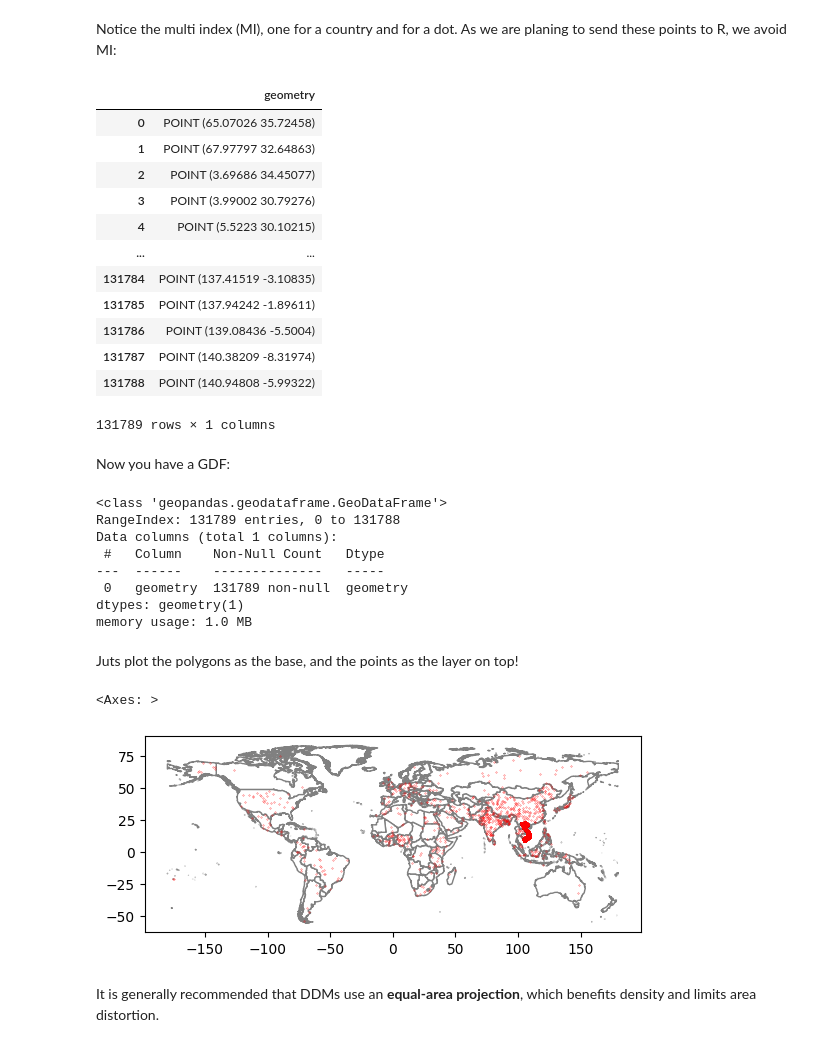
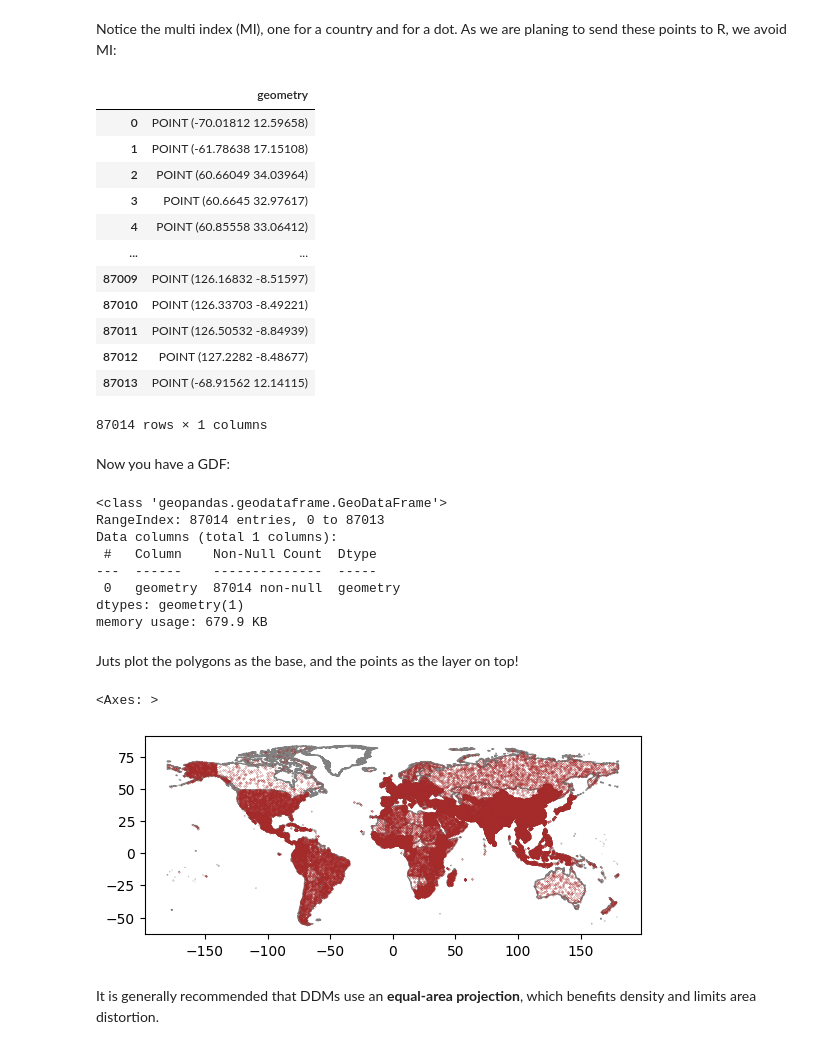
Before and after one commit to DataFab18/ExamenTest, a Jupyter notebook: Copia_de_index.ipynb, the cells around one changed output. Drawn from its saved outputs; the diff is of its cells as text; code cells hidden in the pictures.

```diff
--- a/Copia_de_index.ipynb
+++ b/Copia_de_index.ipynb
@@ -50,9 +50,9 @@ Let me open a DF:
 # %%
 import pandas as pd
 
-someDataLink='TelefonesCelular.csv'
+someDataLink='TelefonesCelular1.csv'
 
-someData=pd.read_csv(linkGit+someDataLink, on_bad_lines='skip')
+someData = pd.read_csv(linkGit+someDataLink, on_bad_lines='skip')
 
 ## data available
 someData.info()
@@ -130,7 +130,7 @@ countries.rename(columns={'COUNTRY':'Country'},inplace=True)
 # %% [markdown]
 We can notice the different *case* in the KEYs. Let's work with uppercases:
 # %%
-countries['Country']=countries.Country.str.upper()
+countries['Country']=countries['Country'].str.upper()
 # %% [markdown]
 It is very unlikely the names are written the same. Let's verify:
 # %%
@@ -319,3 +306,13 @@ countries.replace(to_replace={'Country':manualChanges},inplace=True)
+# %%
+  # this is a {dictionary}
+
+manualChanges={'TurksandCaicosIslands':'TURKS AND CAICOS ISLANDS (UK)',
+               'SaintVincentandtheGrenadines':'ST. VINCENT AND THE GRENADINES',
+               'NorthernMarianaIslands':'NORTHERN MARIANA ISLANDS (US)',
+               'Czechia':'CZECH REPUBLIC',
+              }
+
+countries.replace(to_replace={'Country':manualChanges},inplace=True)
 # %% [markdown]
 At this stage, we should recompute the differences:
 # %%
@@ -473,7 +453,7 @@ The size of all dots on the map must be the same to ensure a consistent visual c
 This is a DOT UNIT proposal:
 # %%
 justDots=theMapAndData.copy()
-dot_value = 10000000
+dot_value = 100000
 justDots['num_dots'] = (justDots['value'] / dot_value).astype(int)
 # %% [markdown]
 ### Preprocessing: distributing dots
@@ -516,40 +496,40 @@ theMapAndData_dots=gpd.GeoDataFrame(geometry=justDots)
 theMapAndData_dots
 # %% [output]
 |  | geometry |
-| 0 | POINT (65.07026 35.72458) |
-| 1 | POINT (67.97797 32.64863) |
-| 2 | POINT (3.69686 34.45077) |
-| 3 | POINT (3.99002 30.79276) |
-| 4 | POINT (5.5223 30.10215) |
+| 0 | POINT (-70.01812 12.59658) |
+| 1 | POINT (-61.78638 17.15108) |
+| 2 | POINT (60.66049 34.03964) |
+| 3 | POINT (60.6645 32.97617) |
+| 4 | POINT (60.85558 33.06412) |
 | ... | ... |
-| 131784 | POINT (137.41519 -3.10835) |
-| 131785 | POINT (137.94242 -1.89611) |
-| 131786 | POINT (139.08436 -5.5004) |
-| 131787 | POINT (140.38209 -8.31974) |
-| 131788 | POINT (140.94808 -5.99322) |
+| 87009 | POINT (126.16832 -8.51597) |
+| 87010 | POINT (126.33703 -8.49221) |
+| 87011 | POINT (126.50532 -8.84939) |
+| 87012 | POINT (127.2282 -8.48677) |
+| 87013 | POINT (-68.91562 12.14115) |
-131789 rows × 1 columns
+87014 rows × 1 columns
 # %% [markdown]
 Now you have a GDF:
 # %%
 theMapAndData_dots.info()
 # %% [output]
 <class 'geopandas.geodataframe.GeoDataFrame'>
-RangeIndex: 131789 entries, 0 to 131788
+RangeIndex: 87014 entries, 0 to 87013
 Data columns (total 1 columns):
- #   Column    Non-Null Count   Dtype
----  ------    --------------   -----
- 0   geometry  131789 non-null  geometry
+ #   Column    Non-Null Count  Dtype
+---  ------    --------------  -----
+ 0   geometry  87014 non-null  geometry
 dtypes: geometry(1)
-memory usage: 1.0 MB
+memory usage: 679.9 KB
 # %% [markdown]
 Juts plot the polygons as the base, and the points as the layer on top!
 # %%
 base=theMapAndData.plot(facecolor="white",#color of polygon fill
                edgecolor='grey') #color of border
-theMapAndData_dots.plot(markersize=0.05, color='red',ax=base)
+theMapAndData_dots.plot(markersize=0.05, color='brown',ax=base)
 # %% [output]
 <Axes: >
-[figure, old version]
+[figure, new version]
 # %% [markdown]
 It is generally recommended that DDMs use an **equal-area projection**, which benefits density and limits area distortion.
 # %%
```
Also changed, not shown: parts of 46 cells of this notebook, 3 other files.
